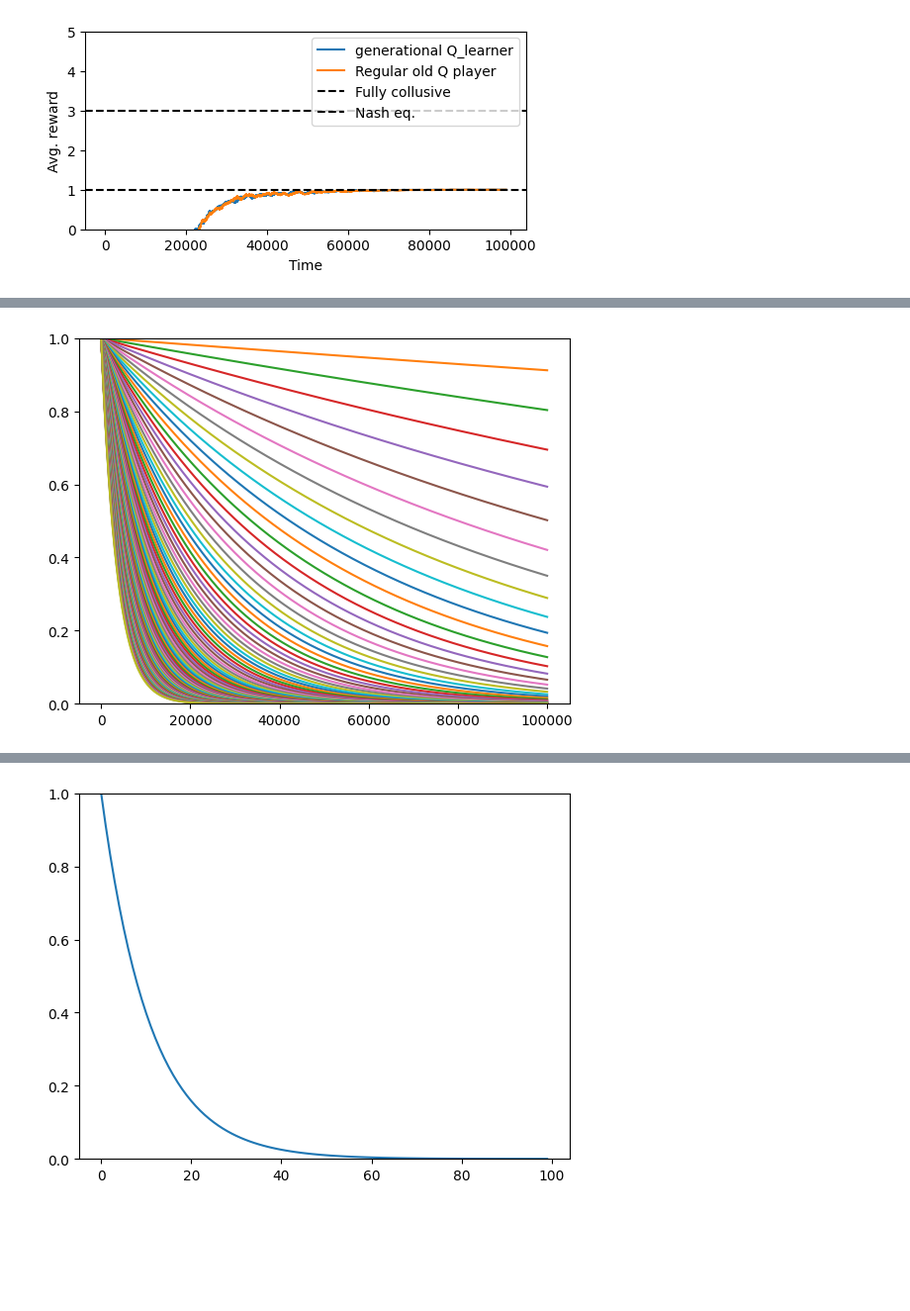
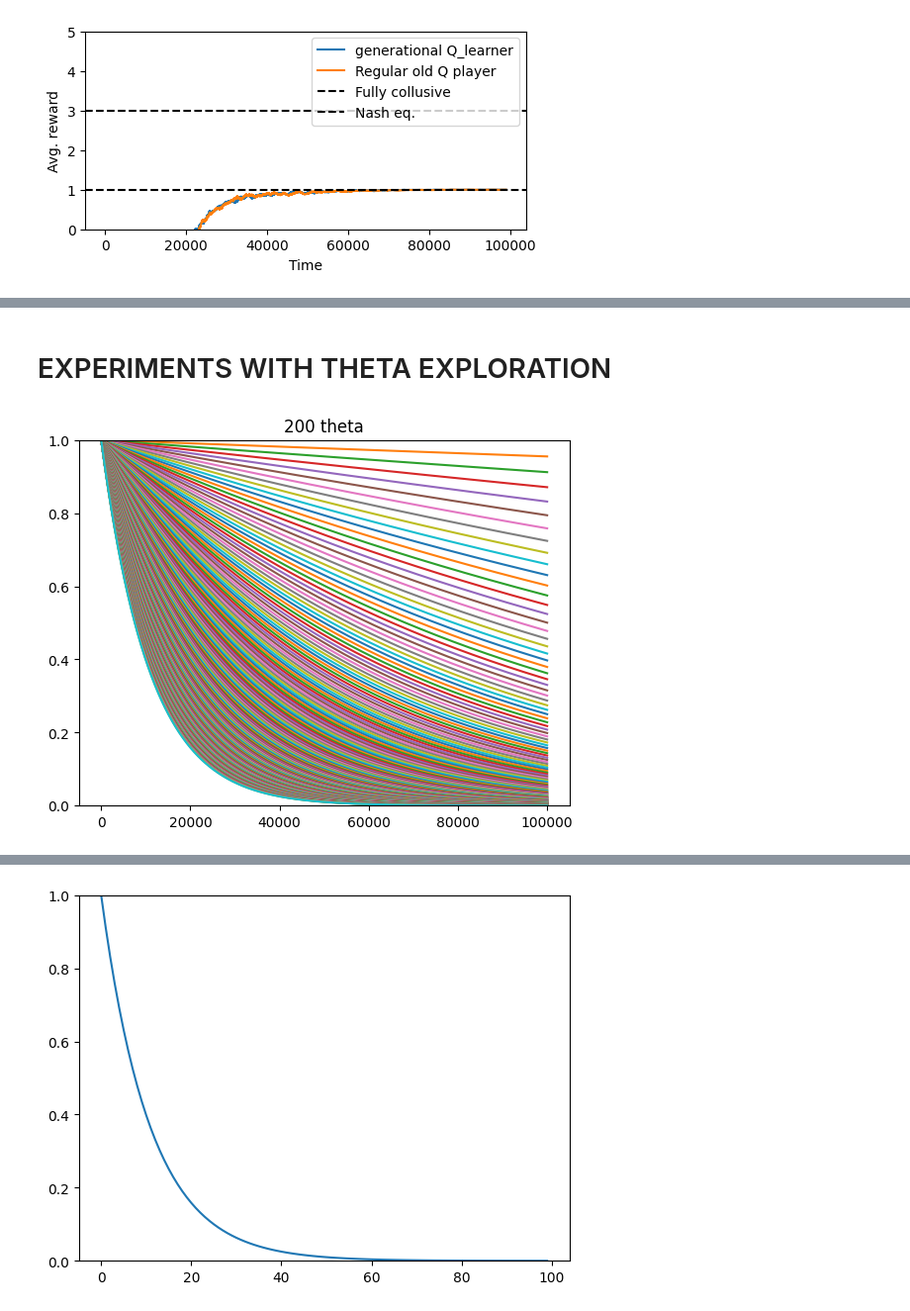
Before and after one commit to mortenvk/SpecialeProjekt, a Jupyter notebook: Master Q, Master Theta, Nuke .ipynb, the cells around one changed output, grey strips where cells are left out. Shown: that part at 99% size. Drawn from its saved outputs; the diff is of its cells as text; code cells hidden in the pictures; blank space fills up the shorter version.

```diff
--- a/Master Q, Master Theta, Nuke .ipynb
+++ b/Master Q, Master Theta, Nuke .ipynb
@@ -462,18 +557,46 @@ plt.show()
+# %% [markdown]
+# EXPERIMENTS WITH THETA EXPLORATION #
 # %%
 arr = np.zeros(100000)
 t = np.arange(0,100000,1)
 # def master_epsilon(theta,i,lean):
 #     theta*(i**2/)
-for j in range(0,99,1):
+for j in range(0,400,2):
     for i in range(100000):
-        arr[i] = (1-(0.0000922*(j**1.25)/100))**i
+        arr[i] = (1-(0.00009199*(j**1.001)/400))**i
 
     plt.plot(t,arr,'-',label='generational Q_learner')
-
+plt.title("200 theta")
 plt.ylim(0,1)
 plt.show()
+
+# arr = np.zeros(1000)
+# t = np.arange(0,1000,1)
+# # def master_epsilon(theta,i,lean):
+# #     theta*(i**2/)
+# for j in range(0,1000,2):
+#     for i in range(1000):
+#         arr[i] = (1-(0.0092*(j**1.25)/1000))**i
+
+#     plt.plot(t,arr,'-',label='generational Q_learner')
+
+# plt.ylim(0,1)
+# plt.show()
+
+# arr = np.zeros(2000000)
+# t = np.arange(0,1000,1)
+# # def master_epsilon(theta,i,lean):
+# #     theta*(i**2/)
+# for j in range(0,1000,2):
+#     for i in range(1000):
+#         arr[i] = (1-(0.0092*(j**1.25)/1000))**i
+
+#     plt.plot(t,arr,'-',label='generational Q_learner')
+
+# plt.ylim(0,1)
+# plt.show()
 # %% [output]
-[figure, old version]
+[figure, new version]
 # %%
 arr = np.zeros(100000)
 t = np.arange(0,100000,1)
```
Also changed, not shown: parts of 28 cells of this notebook, 2 other files.
